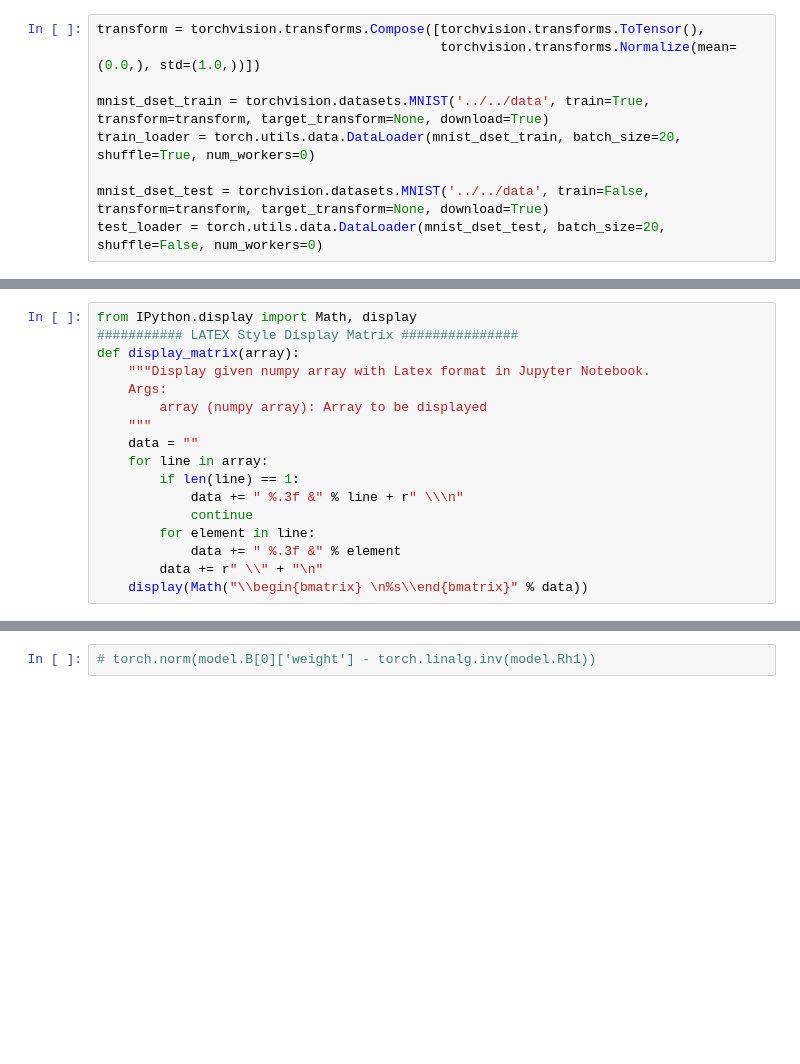
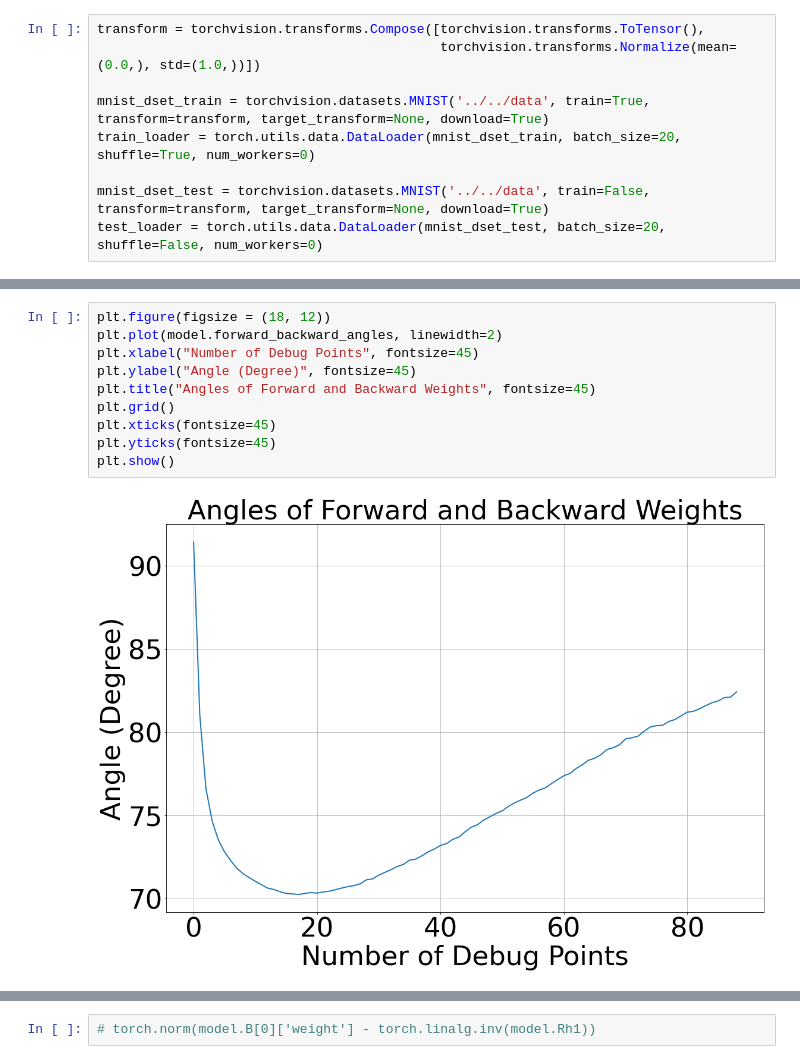
Before and after one commit to BariscanBozkurt/Supervised-CorInfoMax, a Jupyter notebook: NotebookExperiments/Under_Analysis_Experiments/MNIST_ContrastiveHopfieldCorInfoMax_Train.ipynb, the cells around one changed output, grey strips where cells are left out. Saved outputs shown, nothing was run; the diff lists cells and outputs as text; blank space fills up the shorter version.

```diff
--- a/NotebookExperiments/Under_Analysis_Experiments/MNIST_ContrastiveHopfieldCorInfoMax_Train.ipynb
+++ b/NotebookExperiments/Under_Analysis_Experiments/MNIST_ContrastiveHopfieldCorInfoMax_Train.ipynb
@@ -124,19 +142,14 @@ plot_convergence_plot(tst_acc_list, xlabel = 'Number of Epochs', ylabel = 'Accur
-# %%
-from IPython.display import Math, display
-########### LATEX Style Display Matrix ###############
-def display_matrix(array):
-    """Display given numpy array with Latex format in Jupyter Notebook.
-    Args:
-        array (numpy array): Array to be displayed
-    """
-    data = ""
-    for line in array:
-        if len(line) == 1:
-            data += " %.3f &" % line + r" \\\n"
-            continue
-        for element in line:
-            data += " %.3f &" % element
-        data += r" \\" + "\n"
-    display(Math("\\begin{bmatrix} \n%s\\end{bmatrix}" % data))
+# %%
+plt.figure(figsize = (18, 12))
+plt.plot(model.forward_backward_angles, linewidth=2)
+plt.xlabel("Number of Debug Points", fontsize=45)
+plt.ylabel("Angle (Degree)", fontsize=45)
+plt.title("Angles of Forward and Backward Weights", fontsize=45)
+plt.grid()
+plt.xticks(fontsize=45)
+plt.yticks(fontsize=45)
+plt.show()
+# %% [output]
+[figure, added]
 # %%
 display_matrix(model.B[0]['weight'][:10,:10])
```
Also changed, not shown: parts of 15 cells of this notebook, 8 other files.
